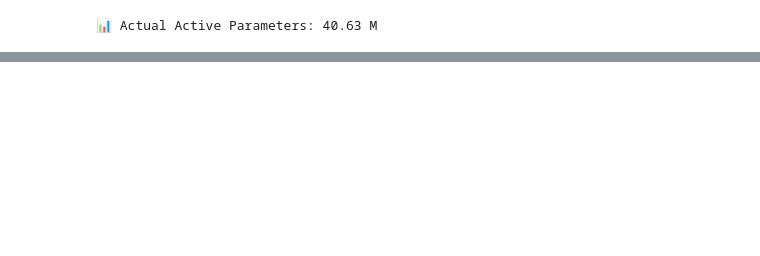
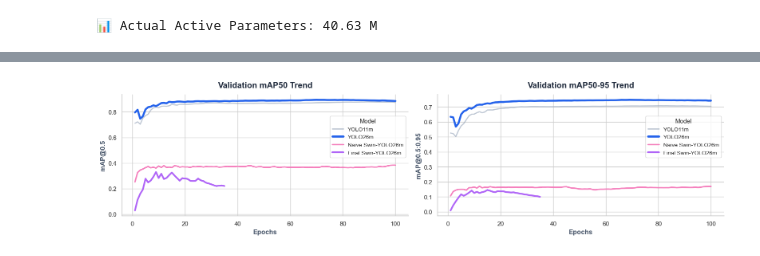
Before and after one commit to Juyoung-Industrial-Innovation-Team/swin-yolo26-paint-defect, a Jupyter notebook: notebooks/07_check_performance_metrics.ipynb, the cells around one changed output, grey strips where cells are left out. Saved outputs shown, nothing was run; the diff lists cells and outputs as text; code cells hidden in the pictures; blank space fills up the shorter version.

```diff
--- a/notebooks/07_check_performance_metrics.ipynb
+++ b/notebooks/07_check_performance_metrics.ipynb
@@ -165,0 +330,82 @@ print(f"📊 Actual Active Parameters: {active_params / 1e6:.2f} M")
+# %%
+import pandas as pd
+import matplotlib.pyplot as plt
+import seaborn as sns
+import os
+
+# 1. 파일 경로 및 최종 모델명 매핑 (앞선 프로파일링 스크립트와 동일하게 맞춤)
+files = {
+    'YOLO11m': '../runs/baseline_yolo11m_한글라벨밀림/results.csv',
+    'YOLO26m': '../runs/baseline_yolo26m/results.csv',
+    'Naive Swin-YOLO26m': '../runs/v1_swin_yolo26m_naive/results.csv',
+    'Final Swin-YOLO26m': '../runs/v2_swin_micro_yolo_26m_RTX3090_freezed_backbone_and_bridge/results.csv'
+}
+
+# 2. 발표용 커스텀 스타일링 딕셔너리 (색상, 선 굵기, 투명도, z-order)
+styles = {
+    # 무난한 조연 (베이스라인)
+    'YOLO11m': {'color': '#94A3B8', 'lw': 2.0, 'alpha': 0.6, 'zorder': 1},
+
+    # 🏆 에이스 강조 (가장 높은 성능) -> 강렬한 로얄 블루
+    'YOLO26m': {'color': '#2563EB', 'lw': 3.5, 'alpha': 1.0, 'zorder': 4},
+
+    # 🎀 귀여운 시도 1 (Naive) -> 톡톡 튀는 딸기우유 핑크
+    'Naive Swin-YOLO26m': {'color': '#F472B6', 'lw': 2.5, 'alpha': 0.9, 'zorder': 2},
+
+    # 💜 귀여운 시도 2 (Final 경량화) -> 매력적인 마카롱 퍼플
+    'Final Swin-YOLO26m': {'color': '#A855F7', 'lw': 3.0, 'alpha': 0.9, 'zorder': 3}
+}
+
+plt.figure(figsize=(16, 4.2))
+sns.set_theme(style="whitegrid")
+
+ax1 = plt.subplot(1, 2, 1) # mAP50 차트
+ax2 = plt.subplot(1, 2, 2) # mAP50-95 차트
+
+for model_name, path in files.items():
+    if os.path.exists(path):
+        df = pd.read_csv(path)
+        df.columns = df.columns.str.strip()
+        epoch_col = 'epoch' if 'epoch' in df.columns else df.columns[0]
+
+        map50_col = [c for c in df.columns if 'map50(b)' in c.lower() or 'map50' in c.lower()]
+        map75_col = [c for c in df.columns if 'map50-95' in c.lower()]
+
+        # 매핑된 스타일 가져오기
+        st = styles.get(model_name, {'color': '#000000', 'lw': 2, 'alpha': 1, 'zorder': 1})
+
+        if map50_col:
+            sns.lineplot(x=df[epoch_col], y=df[map50_col[0]], label=model_name,
+                         ax=ax1, linewidth=st['lw'], color=st['color'],
+                         alpha=st['alpha'], zorder=st['zorder'])
+        if map75_col:
+            sns.lineplot(x=df[epoch_col], y=df[map75_col[0]], label=model_name,
+                         ax=ax2, linewidth=st['lw'], color=st['color'],
+                         alpha=st['alpha'], zorder=st['zorder'])
+
+# ax1 (mAP50) 꾸미기
+ax1.set_title('Validation mAP50 Trend', fontsize=15, fontweight='bold', pad=12, color='#1E293B')
+ax1.set_xlabel('Epochs', fontsize=12, fontweight='bold', color='#475569')
+ax1.set_ylabel('mAP@0.5', fontsize=12, fontweight='bold', color='#475569')
+
+# 💡 bbox_to_anchor=(x, y)를 통해 미세 조정
+# x=1.0은 오른쪽 끝, y=0.5가 정중앙입니다. y를 0.65로 주어 살짝 위로 끌어올립니다.
+ax1.legend(title='Model', fontsize=10, title_fontsize=11, loc='center right', bbox_to_anchor=(1.0, 0.65))
+
+# ax2 (mAP50-95) 꾸미기
+ax2.set_title('Validation mAP50-95 Trend', fontsize=15, fontweight='bold', pad=12, color='#1E293B')
+ax2.set_xlabel('Epochs', fontsize=12, fontweight='bold', color='#475569')
+ax2.set_ylabel('mAP@0.5:0.95', fontsize=12, fontweight='bold', color='#475569')
+
+# 💡 동일하게 y축 좌표를 0.65로 설정
+ax2.legend(title='Model', fontsize=10, title_fontsize=11, loc='center right', bbox_to_anchor=(1.0, 0.65))
+
+# 테두리 정리
+sns.despine(ax=ax1)
+sns.despine(ax=ax2)
+
+plt.tight_layout()
+plt.savefig('map_trend_final.png', dpi=300, transparent=True, bbox_inches='tight')
+plt.show()
+# %% [output]
+[figure, added]
```
Also changed, not shown: parts of 2 cells of this notebook, 4 other files.
